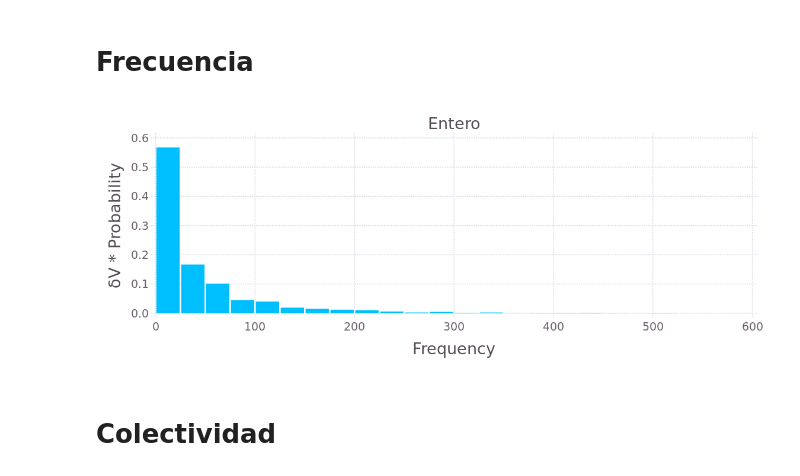
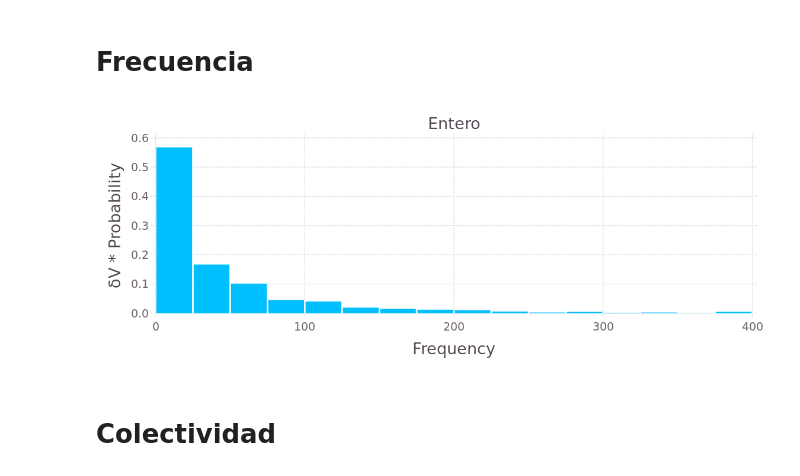
Before and after one commit to pgbarletta/reold_lbp, a Jupyter notebook: src/vgv_1ael.ipynb, the cells around one changed output. Saved outputs shown, nothing was run; the diff lists cells and outputs as text; code cells hidden in the pictures.

```diff
--- a/src/vgv_1ael.ipynb
+++ b/src/vgv_1ael.ipynb
@@ -248,21 +248,21 @@ col_modes_pnu_cut_1ael = reshape(tmp, length(tmp))  ./ cut_1ael;
 # %%
 # Los bins van de 0 a la fqcia más alta + 10%
 top_evals = maximum(evals_1ael)
-bins_evals = collect(0:25:top_evals)
+bins_evals = collect(0:25:400)
 
 # Histograma ponderado
 Whis_evals_1ael, Wbins_evals_1ael = WeightedHist(evals_1ael, bins_evals, abs.(vgv_1ael), true);
 df_Whis_evals_1ael = DataFrame(Probability = Whis_evals_1ael, Frequency = Wbins_evals_1ael);
 
 
 pdf_Whis_evals_1ael = plot(df_Whis_evals_1ael, x="Frequency", y="Probability", Geom.bar,
     Guide.title("Entero"),
     # Guide.xlabel("Frecuency (cm<sup>-1</sup>)"), Guide.xticks(ticks=collect(0:50:775)),
     Guide.ylabel("δV * Probability", orientation=:vertical),
     Theme(bar_spacing=2pt, grid_line_width=1pt, Theme(default_color=colorant"deepskyblue"),
         minor_label_font_size = 14pt, major_label_font_size = 20pt, key_title_font_size = 20pt))
 # %% [output]
-[figure, old version]
+[figure, new version]
 # %% [markdown]
 # Colectividad
 # %%
```
Also changed, not shown: parts of 5 cells of this notebook, 12 other files.
